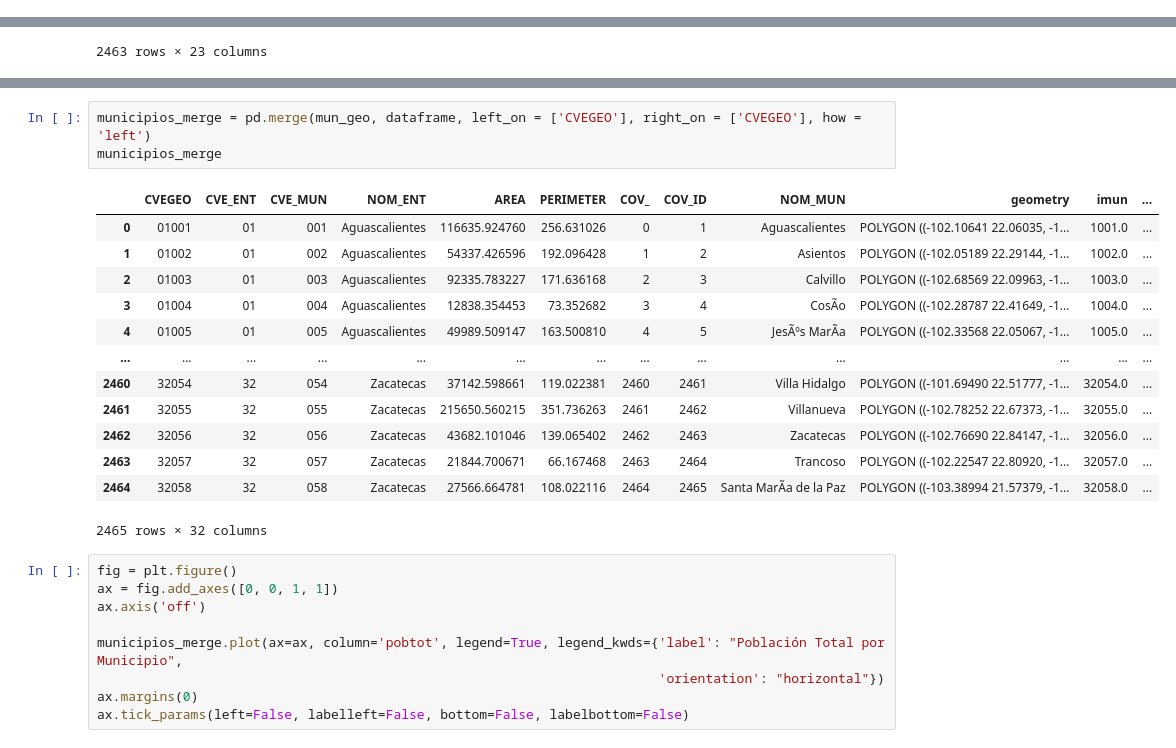
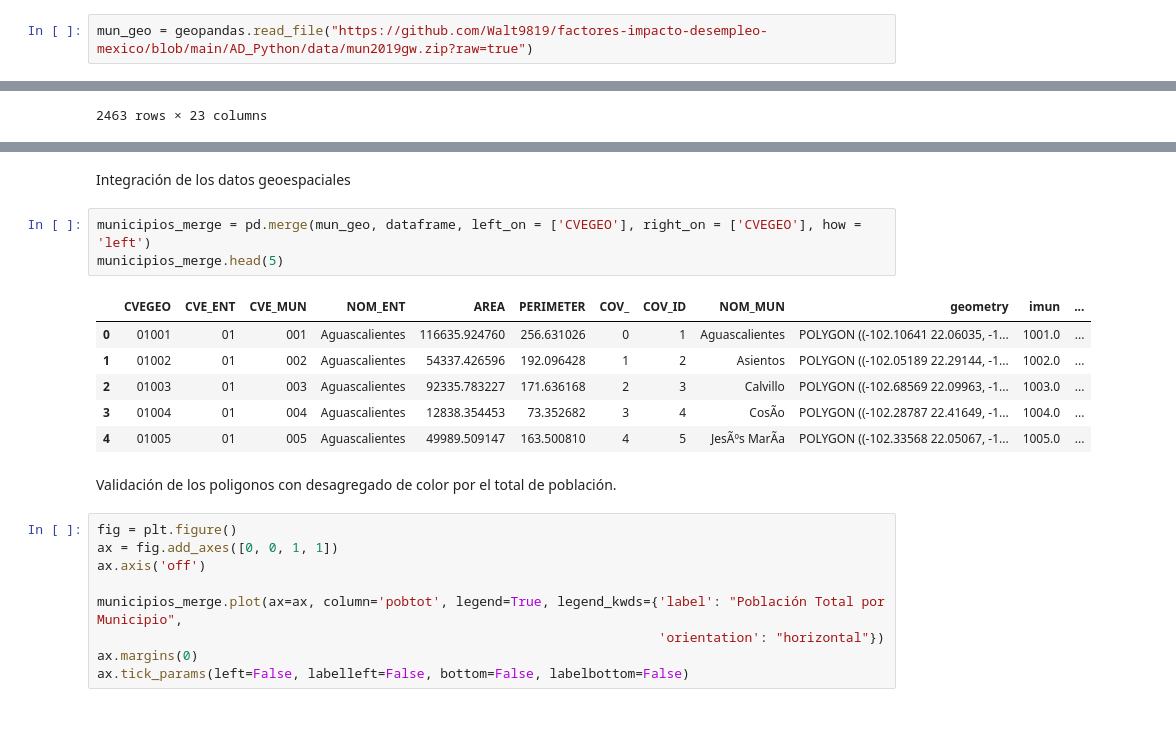
Before and after one commit to Walt9819/factores-impacto-desempleo-mexico, a Jupyter notebook: AD_Python/restaurantes_cdmx.ipynb, the cells around one changed output, grey strips where cells are left out. Cells and saved outputs as stored; diff of their text form; blank space fills up the shorter version.

```diff
--- a/AD_Python/restaurantes_cdmx.ipynb
+++ b/AD_Python/restaurantes_cdmx.ipynb
@@ -140,3 +147,5 @@ mun_geo = geopandas.read_file("mun2019gw.shp")
+# %%
+mun_geo = geopandas.read_file("https://github.com/Walt9819/factores-impacto-desempleo-mexico/blob/main/AD_Python/data/mun2019gw.zip?raw=true")
 # %%
 mun_geo
 # %% [output]
@@ -211,20 +334,17 @@ Index(['﻿CVEGEO', '﻿CVE_ENT', '﻿CVE_MUN', '﻿NOM_ENT', '﻿AREA', '﻿PER
+# %% [markdown]
+Integración de los datos geoespaciales
 # %%
 municipios_merge = pd.merge(mun_geo, dataframe, left_on = ['CVEGEO'], right_on = ['CVEGEO'], how = 'left')
-municipios_merge
+municipios_merge.head(5)
 # %% [output]
 |  | CVEGEO | CVE_ENT | CVE_MUN | NOM_ENT | AREA | PERIMETER | COV_ | COV_ID | NOM_MUN | geometry | imun | ... |
 | 0 | 01001 | 01 | 001 | Aguascalientes | 116635.924760 | 256.631026 | 0 | 1 | Aguascalientes | POLYGON ((-102.10641 22.06035, -1... | 1001.0 | ... |
 | 1 | 01002 | 01 | 002 | Aguascalientes | 54337.426596 | 192.096428 | 1 | 2 | Asientos | POLYGON ((-102.05189 22.29144, -1... | 1002.0 | ... |
 | 2 | 01003 | 01 | 003 | Aguascalientes | 92335.783227 | 171.636168 | 2 | 3 | Calvillo | POLYGON ((-102.68569 22.09963, -1... | 1003.0 | ... |
 | 3 | 01004 | 01 | 004 | Aguascalientes | 12838.354453 | 73.352682 | 3 | 4 | CosÃ­o | POLYGON ((-102.28787 22.41649, -1... | 1004.0 | ... |
 | 4 | 01005 | 01 | 005 | Aguascalientes | 49989.509147 | 163.500810 | 4 | 5 | JesÃºs MarÃ­a | POLYGON ((-102.33568 22.05067, -1... | 1005.0 | ... |
-| ... | ... | ... | ... | ... | ... | ... | ... | ... | ... | ... | ... | ... |
-| 2460 | 32054 | 32 | 054 | Zacatecas | 37142.598661 | 119.022381 | 2460 | 2461 | Villa Hidalgo | POLYGON ((-101.69490 22.51777, -1... | 32054.0 | ... |
-| 2461 | 32055 | 32 | 055 | Zacatecas | 215650.560215 | 351.736263 | 2461 | 2462 | Villanueva | POLYGON ((-102.78252 22.67373, -1... | 32055.0 | ... |
-| 2462 | 32056 | 32 | 056 | Zacatecas | 43682.101046 | 139.065402 | 2462 | 2463 | Zacatecas | POLYGON ((-102.76690 22.84147, -1... | 32056.0 | ... |
-| 2463 | 32057 | 32 | 057 | Zacatecas | 21844.700671 | 66.167468 | 2463 | 2464 | Trancoso | POLYGON ((-102.22547 22.80920, -1... | 32057.0 | ... |
-| 2464 | 32058 | 32 | 058 | Zacatecas | 27566.664781 | 108.022116 | 2464 | 2465 | Santa MarÃ­a de la Paz | POLYGON ((-103.38994 21.57379, -1... | 32058.0 | ... |
-2465 rows × 32 columns
+# %% [markdown]
+Validación de los poligonos con desagregado de color por el total de población.
 # %%
 fig = plt.figure()
 ax = fig.add_axes([0, 0, 1, 1])
```
Also changed, not shown: parts of 55 cells of this notebook.
